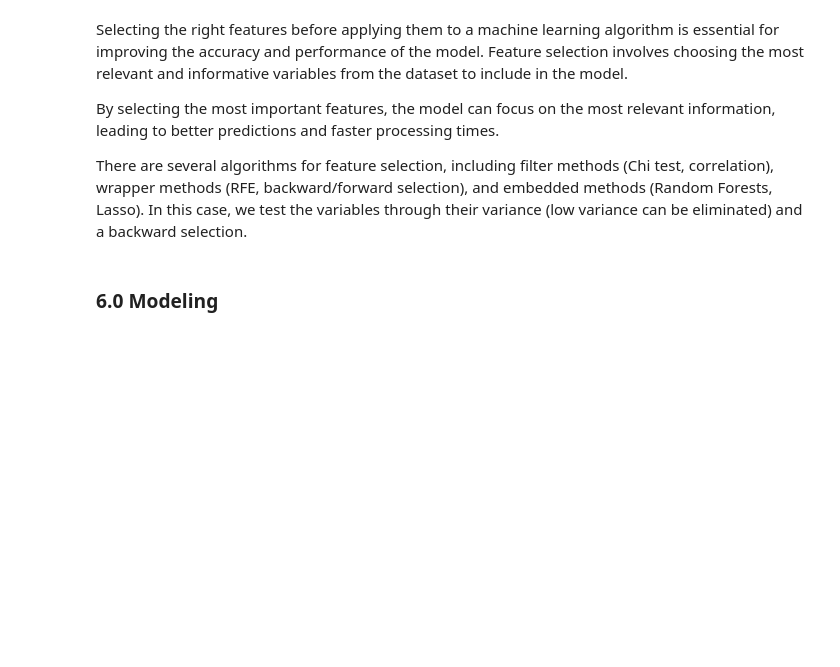
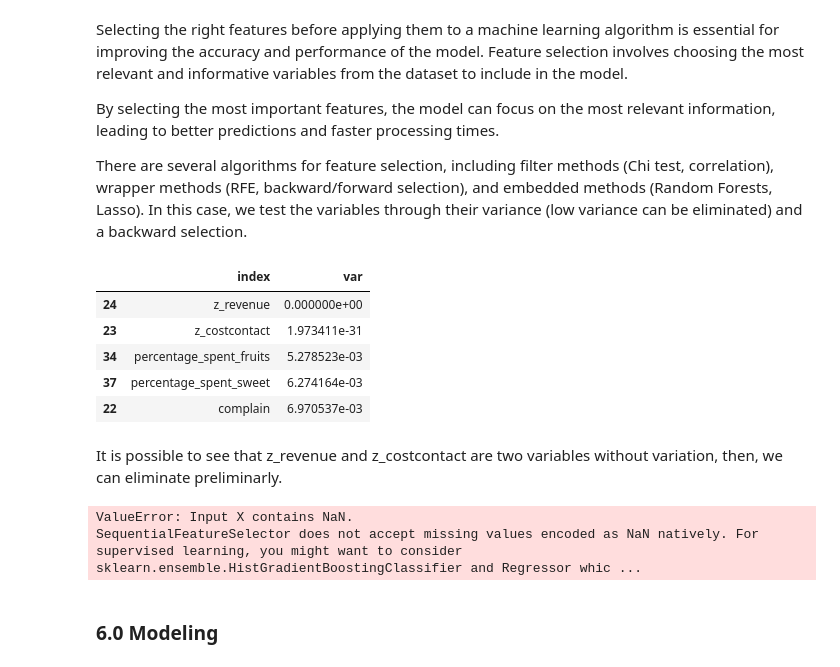
Before and after one commit to jooaobrum/marketing_campaign_CRM_case, a Jupyter notebook: notebooks/crm_ifood_propensity_exploration.ipynb, the cells around one changed output. Drawn from its saved outputs; the diff is of its cells as text; code cells hidden in the pictures; blank space fills up the shorter version.

Commit message:
Adding pipelines

```diff
--- a/notebooks/crm_ifood_propensity_exploration.ipynb
+++ b/notebooks/crm_ifood_propensity_exploration.ipynb
@@ -394,3 +413,12 @@ Selecting the right features before applying them to a machine learning algorith
 By selecting the most important features, the model can focus on the most relevant information, leading to better predictions and faster processing times.
 
 There are several algorithms for feature selection, including filter methods (Chi test, correlation), wrapper methods (RFE, backward/forward selection), and embedded methods (Random Forests, Lasso). In this case, we test the variables through their variance (low variance can be eliminated) and a backward selection.
+# %%
+X_train.var().reset_index().rename(columns = {0: 'var'}).sort_values('var').head(5)
+# %% [output]
+|  | index | var |
+| 24 | z_revenue | 0.000000e+00 |
+| 23 | z_costcontact | 1.973411e-31 |
+| 34 | percentage_spent_fruits | 5.278523e-03 |
+| 37 | percentage_spent_sweet | 6.274164e-03 |
+| 22 | complain | 6.970537e-03 |
@@ -396,0 +428,2 @@ There are several algorithms for feature selection, including filter methods (Ch
+# %% [markdown]
+It is possible to see that z_revenue and z_costcontact are two variables without variation, then, we can eliminate preliminarly.
@@ -397,2 +433,12 @@ There are several algorithms for feature selection, including filter methods (Ch
+# %%
+feat_selector_pipe = Pipeline([
+  ('preprocessor', preprocessor),
+  ('selector', SequentialFeatureSelector(DecisionTreeClassifier()))
+])
+
+feat_selector_pipe.fit(X_train, y_train)
+# %% [output]
+ValueError: Input X contains NaN.
+SequentialFeatureSelector does not accept missing values encoded as NaN natively. For supervised learning, you might want to consider sklearn.ensemble.HistGradientBoostingClassifier and Regressor whic ...
 # %% [markdown]
 ### 6.0 Modeling
```
Also changed, not shown: parts of 4 cells of this notebook.
